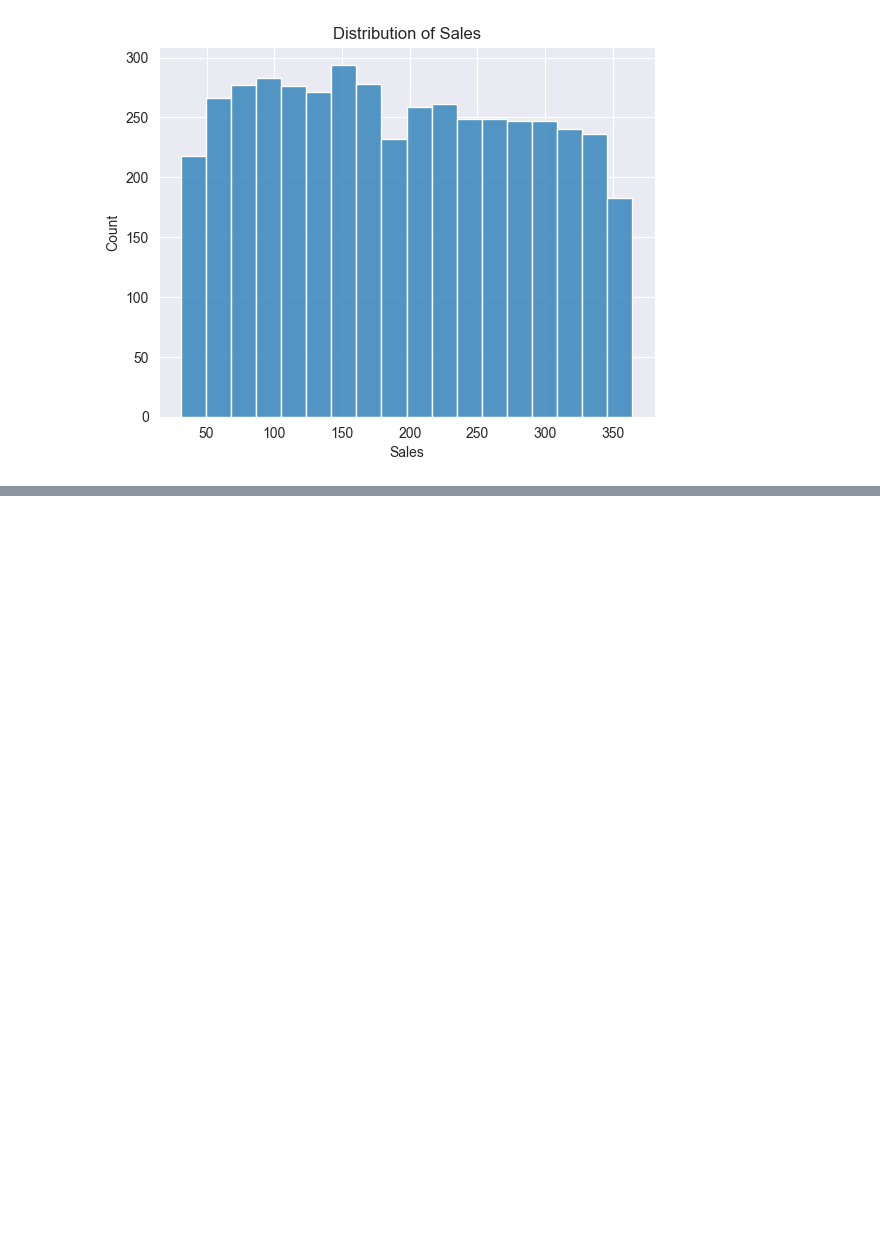
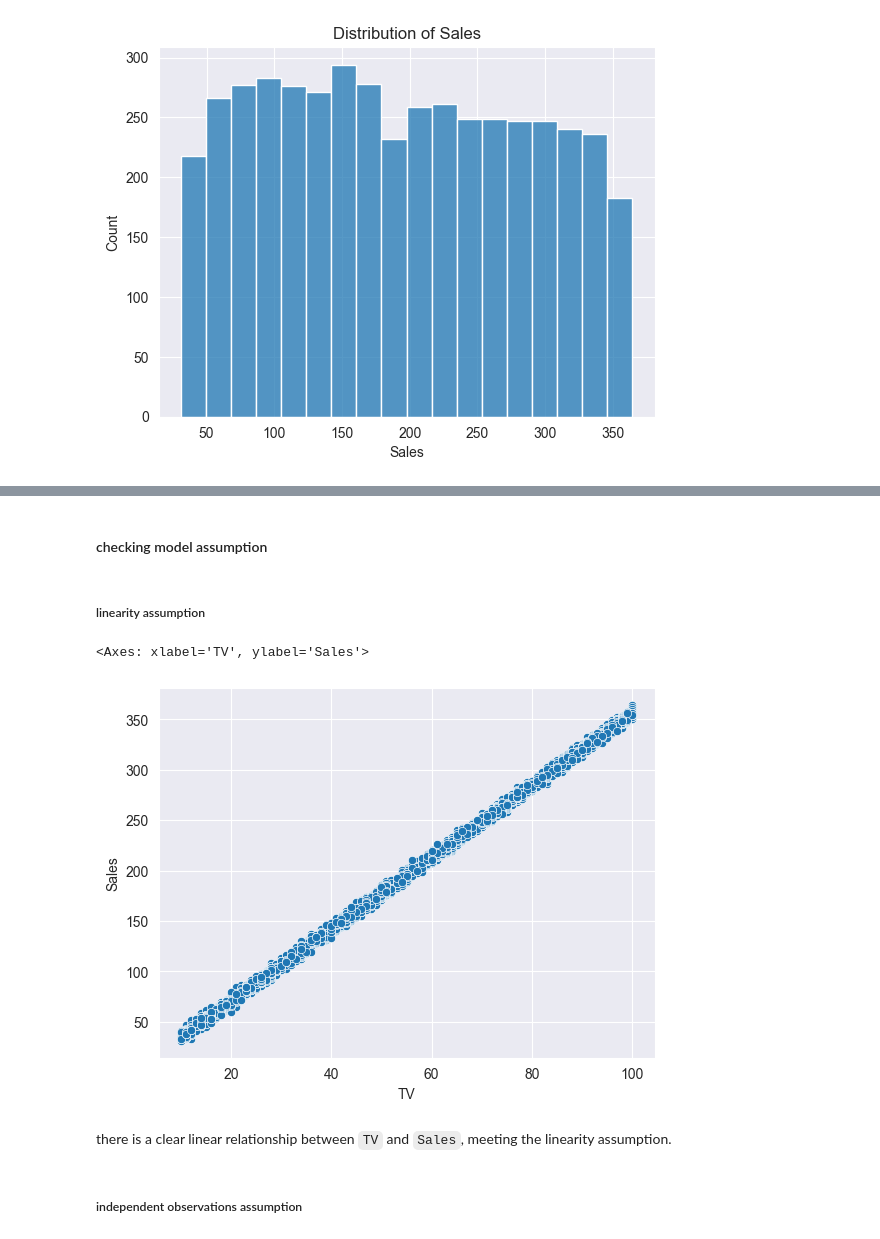
Before and after one commit to yildizramazan/regression-analysis, a Jupyter notebook: module-1/simple-linear-regression-3.ipynb, the cells around one changed output, grey strips where cells are left out. Drawn from its saved outputs; the diff is of its cells as text; code cells hidden in the pictures; blank space fills up the shorter version.

```diff
--- a/module-1/simple-linear-regression-3.ipynb
+++ b/module-1/simple-linear-regression-3.ipynb
@@ -45,0 +80,13 @@ sns.histplot(data=data, x='Sales').set(title='Distribution of Sales')
+# %% [markdown]
+#### checking model assumption
+# %% [markdown]
+##### linearity assumption
+# %%
+sns.scatterplot(data=data, x='TV', y='Sales')
+# %% [output]
+<Axes: xlabel='TV', ylabel='Sales'>
+[figure, added]
+# %% [markdown]
+there is a clear linear relationship between `TV` and `Sales`, meeting the linearity assumption.
+# %% [markdown]
+##### independent observations assumption
```
Also changed, not shown: parts of 15 cells of this notebook.
